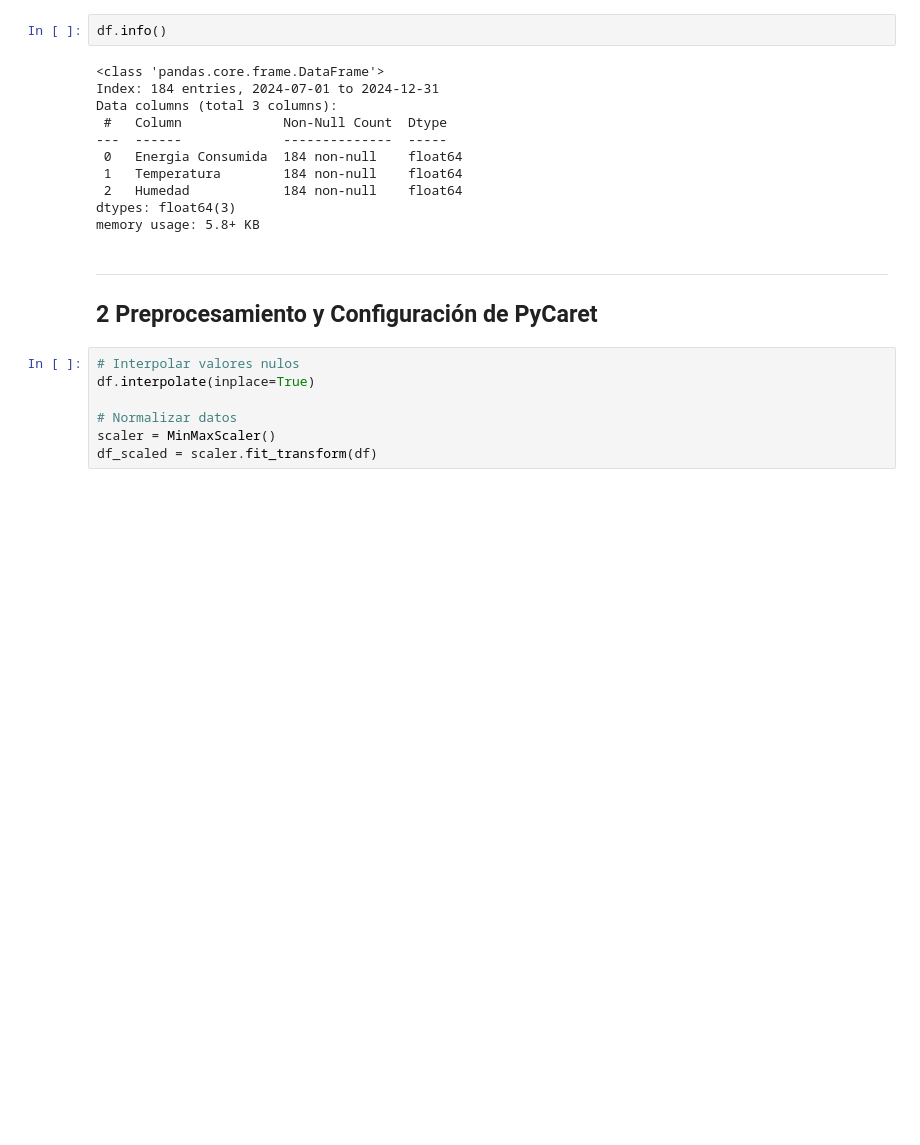
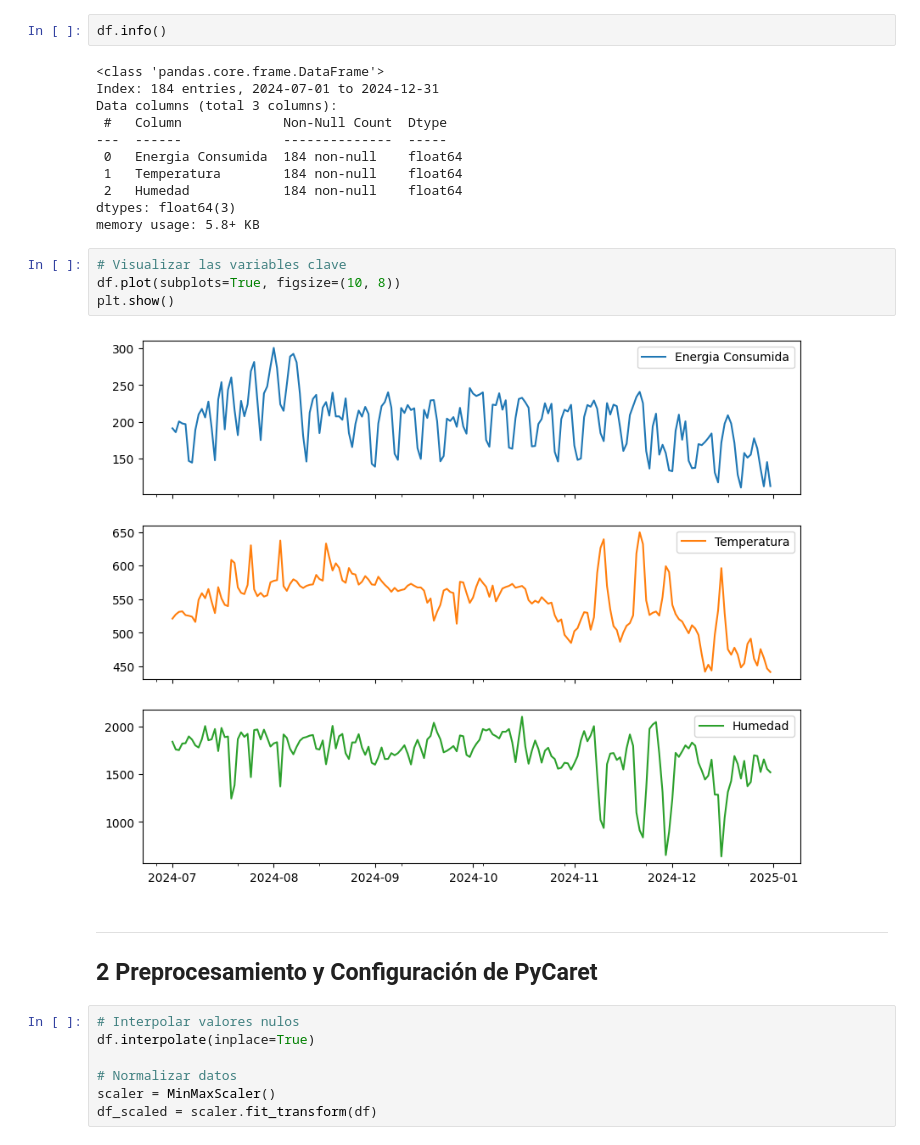
Before and after one commit to jorgballesteros/ibbi, a Jupyter notebook: M4. Detección de Anomalías en Series Temporales/materiales/m4_e11_pyod.ipynb, the cells around one changed output. Drawn from its saved outputs; the diff is of its cells as text; blank space fills up the shorter version.

Commit message:
Añadido plot en E11

```diff
--- a/M4. Detección de Anomalías en Series Temporales/materiales/m4_e11_pyod.ipynb
+++ b/M4. Detección de Anomalías en Series Temporales/materiales/m4_e11_pyod.ipynb
@@ -52,6 +52,12 @@ Data columns (total 3 columns):
  2   Humedad            184 non-null    float64
 dtypes: float64(3)
 memory usage: 5.8+ KB
+# %%
+# Visualizar las variables clave
+df.plot(subplots=True, figsize=(10, 8))
+plt.show()
+# %% [output]
+[figure, added]
 # %% [markdown]
 ---
 
```
Also changed, not shown: parts of 5 cells of this notebook.
